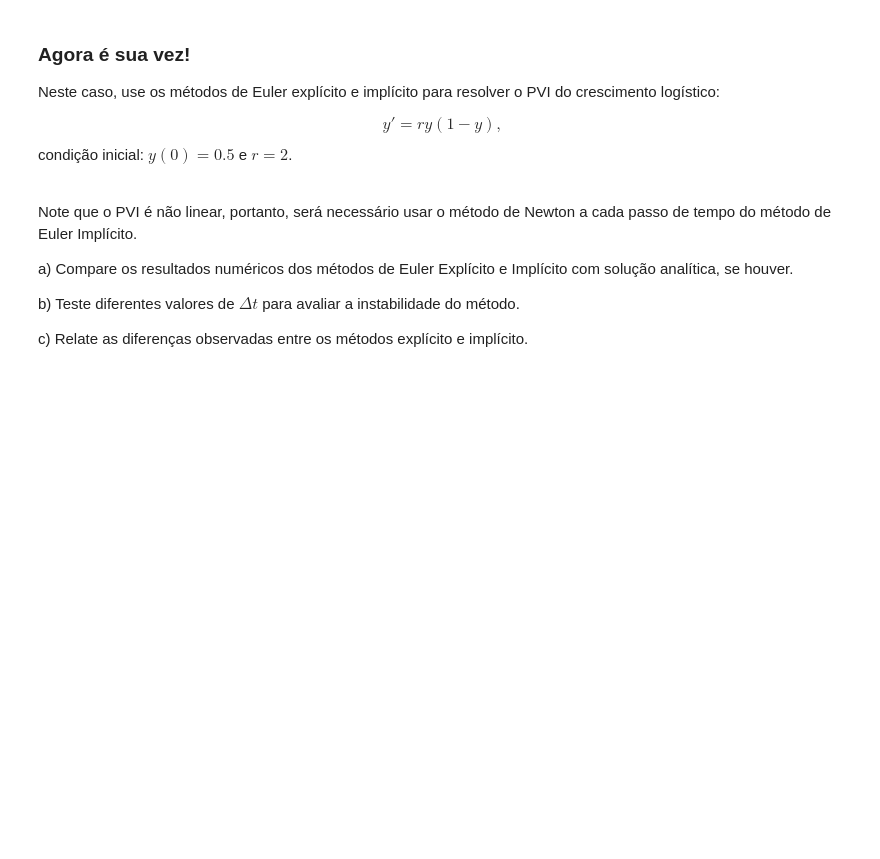
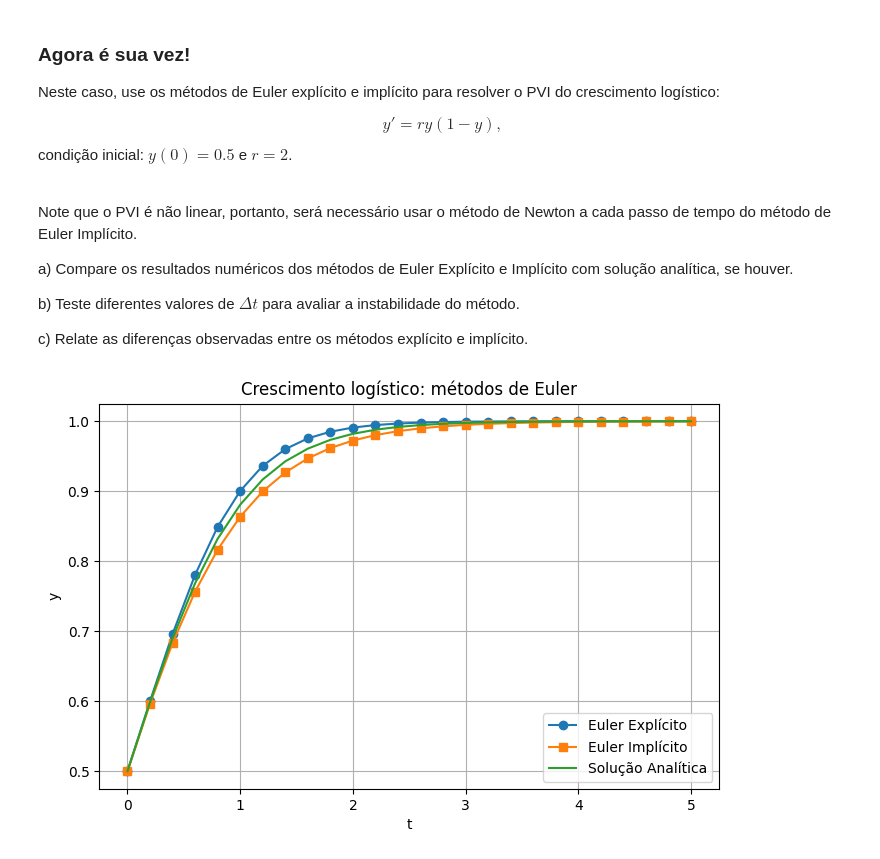
Before and after one commit to MarianaSiano/Calculo_Numerico, a Jupyter notebook: CN_turma_X_P1_2025_3.ipynb, the cells around one changed output. Cells and saved outputs as stored; diff of their text form; code cells hidden in the pictures; blank space fills up the shorter version.

```diff
--- a/CN_turma_X_P1_2025_3.ipynb
+++ b/CN_turma_X_P1_2025_3.ipynb
@@ -198,0 +188,70 @@ def df_dy(t, y, r = 2):
+# %%
+import numpy as np
+import matplotlib.pyplot as plt
+
+# Função do PVI: crescimento logístico
+def f(t, y, r = 2):
+    return r * y * (1 - y)
+
+# Derivada parcial em relação a y (necessário para o método de Newton no Euler Implícito)
+def df_dy(t, y, r = 2):
+    return r * (1 - 2 * y)
+
+# a) Implementação dos métodos e comparação com a solução analítica
+
+def euler_explicito(f, y0, t0, tf, dt):
+    N = int((tf-t0) / dt) + 1
+    t = np.linspace(t0, tf, N)
+    y = np.zeros(N)
+    y[0] = y0
+    for n in range(N - 1):
+        y[n + 1] = y[n] + dt * f(t[n], y[n])
+    return t, y
+
+# Método de Newton para resolver o passo implícito
+def newton_impl(func, dfunc, y_prev, t_next, dt, tol = 1e-8, max_iter = 20):
+    y = y_prev # Chute inicial
+    for _ in range(max_iter):
+        g = -y + y_prev + dt * func(t_next, y)
+        dg = -1 + dt * dfunc(t_next, y)
+        delta = -g / dg
+        y = y + delta
+        if abs(delta) < tol:
+            return y
+    raise RuntimeError("Newton não convergiu")
+
+def euler_implicito(f, df, y0, t0, tf, dt):
+    t = np.arange(t0, tf + dt, dt)
+    N = len(t)
+    y = np.zeros(N)
+    y[0] = y0
+    for n in range(N-1):
+        y[n+1] = newton_impl(f, df, y[n], t[n+1], dt)
+    return t, y
+
+# Solução analítica do crescimento logistíco
+def y_analitica(t, r = 2, y0 = 0.5):
+    return (y0 * np.exp(r * t)) / (1 + y0 * (np.exp(r * t) - 1))
+
+# Parâmetros
+y0 = 0.5
+t0 = 0
+tf = 5
+dt = 0.2 # Pode variar para o item (b)
+
+t, y_exp = euler_explicito(f, y0, t0, tf, dt)
+_, y_imp = euler_implicito(f, df_dy, y0, t0, tf, dt)
+y_ex = y_analitica(t)
+
+plt.figure(figsize=(8, 5))
+plt.plot(t, y_exp, 'o-', label='Euler Explícito')
+plt.plot(t, y_imp, 's-', label='Euler Implícito')
+plt.plot(t, y_ex, '-', label='Solução Analítica')
+plt.xlabel('t')
+plt.ylabel('y')
+plt.legend()
+plt.grid(True)
+plt.title('Crescimento logístico: métodos de Euler')
+plt.show()
+# %% [output]
+[figure, added]
```
Also changed, not shown: parts of 2 cells of this notebook.
